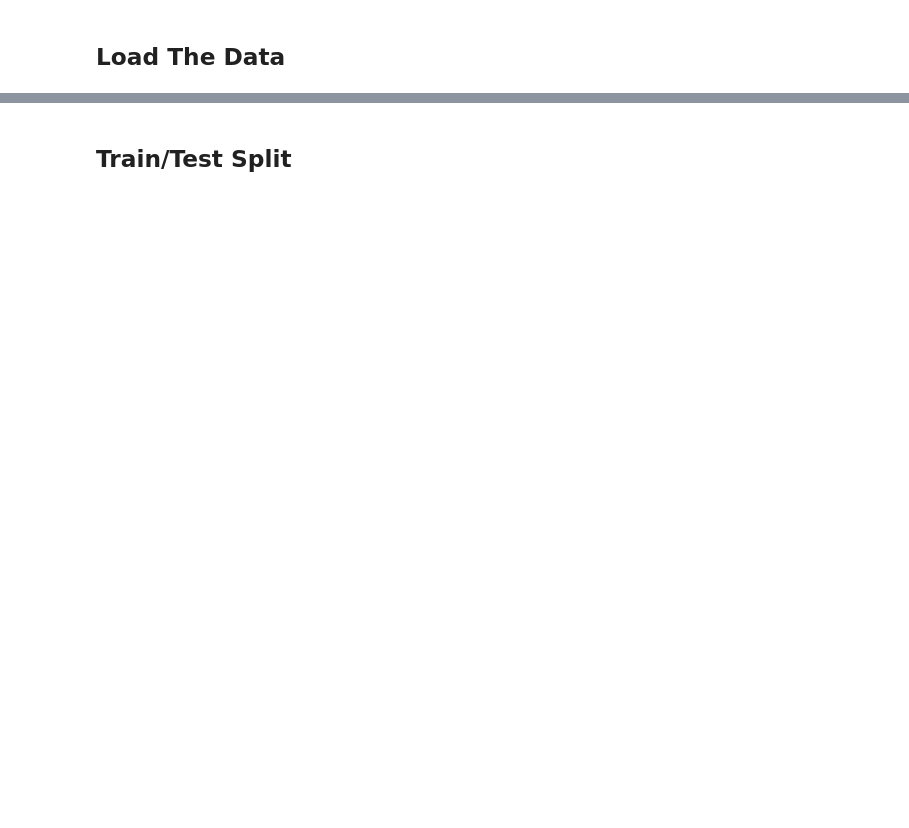
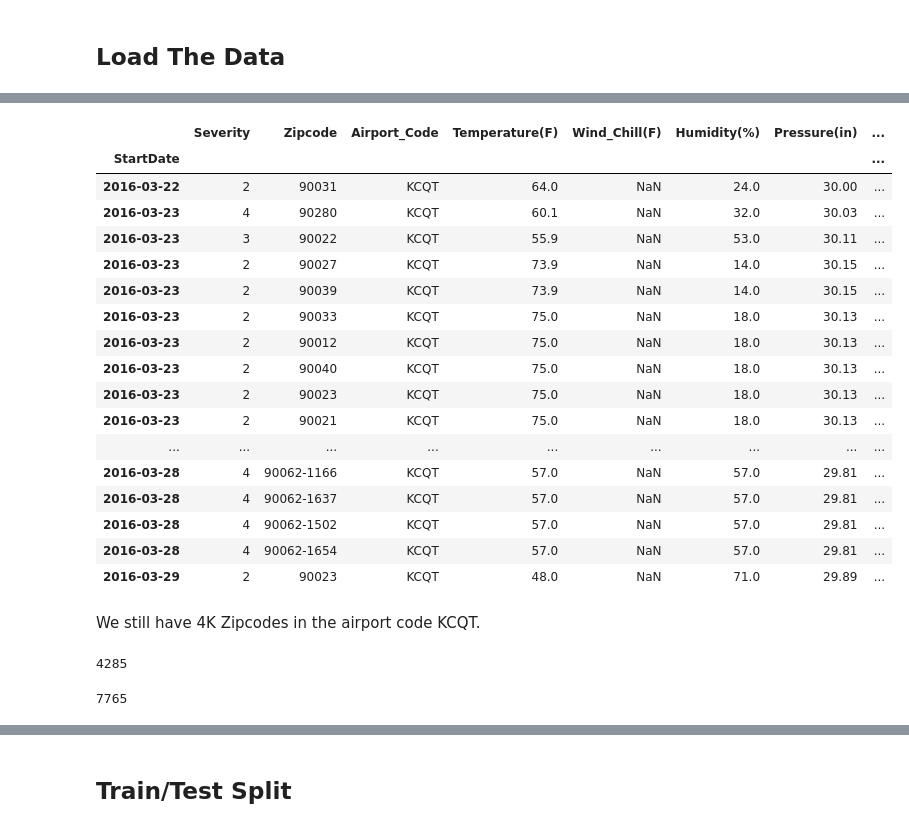
Before and after one commit to decode19/Springboard, a Jupyter notebook: Preprocessing and Training - Capstone two.ipynb, the cells around one changed output, grey strips where cells are left out. Saved outputs shown, nothing was run; the diff lists cells and outputs as text; code cells hidden in the pictures; blank space fills up the shorter version.

```diff
--- a/Preprocessing and Training - Capstone two.ipynb
+++ b/Preprocessing and Training - Capstone two.ipynb
@@ -81,0 +284,4 @@ memory usage: 987.5+ MB
+# %%
+# creating a new subset for Airport Code KCQT as it has the highest number of accidents
+df_new = df[(df['Airport_Code'] == 'KCQT')]
+df_new.head()
@@ -81,0 +318,34 @@ memory usage: 987.5+ MB
+# %%
+#subsetting with only required columns
+df2=df_new[['Severity','Zipcode','Airport_Code','Temperature(F)','Wind_Chill(F)','Humidity(%)','Pressure(in)','Visibility(mi)','Wind_Direction','Wind_Speed(mph)','Precipitation(in)','Day_Weather','Amenity','Bump','Crossing','Give_Way','Junction','No_Exit','Railway','Roundabout','Station','Stop','Traffic_Calming','Traffic_Signal','Turning_Loop']]
+# %%
+df2.head(50)
+# %% [output]
+|  | Severity | Zipcode | Airport_Code | Temperature(F) | Wind_Chill(F) | Humidity(%) | Pressure(in) | ... |
+| StartDate |  |  |  |  |  |  |  | ... |
+| 2016-03-22 | 2 | 90031 | KCQT | 64.0 | NaN | 24.0 | 30.00 | ... |
+| 2016-03-23 | 4 | 90280 | KCQT | 60.1 | NaN | 32.0 | 30.03 | ... |
+| 2016-03-23 | 3 | 90022 | KCQT | 55.9 | NaN | 53.0 | 30.11 | ... |
+| 2016-03-23 | 2 | 90027 | KCQT | 73.9 | NaN | 14.0 | 30.15 | ... |
+| 2016-03-23 | 2 | 90039 | KCQT | 73.9 | NaN | 14.0 | 30.15 | ... |
+| 2016-03-23 | 2 | 90033 | KCQT | 75.0 | NaN | 18.0 | 30.13 | ... |
+| 2016-03-23 | 2 | 90012 | KCQT | 75.0 | NaN | 18.0 | 30.13 | ... |
+| 2016-03-23 | 2 | 90040 | KCQT | 75.0 | NaN | 18.0 | 30.13 | ... |
+| 2016-03-23 | 2 | 90023 | KCQT | 75.0 | NaN | 18.0 | 30.13 | ... |
+| 2016-03-23 | 2 | 90021 | KCQT | 75.0 | NaN | 18.0 | 30.13 | ... |
+| ... | ... | ... | ... | ... | ... | ... | ... | ... |
+| 2016-03-28 | 4 | 90062-1166 | KCQT | 57.0 | NaN | 57.0 | 29.81 | ... |
+| 2016-03-28 | 4 | 90062-1637 | KCQT | 57.0 | NaN | 57.0 | 29.81 | ... |
+| 2016-03-28 | 4 | 90062-1502 | KCQT | 57.0 | NaN | 57.0 | 29.81 | ... |
+| 2016-03-28 | 4 | 90062-1654 | KCQT | 57.0 | NaN | 57.0 | 29.81 | ... |
+| 2016-03-29 | 2 | 90023 | KCQT | 48.0 | NaN | 71.0 | 29.89 | ... |
+# %% [markdown]
+We still have 4K Zipcodes in the airport code KCQT.
+# %%
+df2['Zipcode'].nunique()
+# %% [output]
+4285
+# %%
+df2['Precipitation(in)'].isnull().sum()
+# %% [output]
+7765
```
Also changed, not shown: parts of 151 cells of this notebook.
